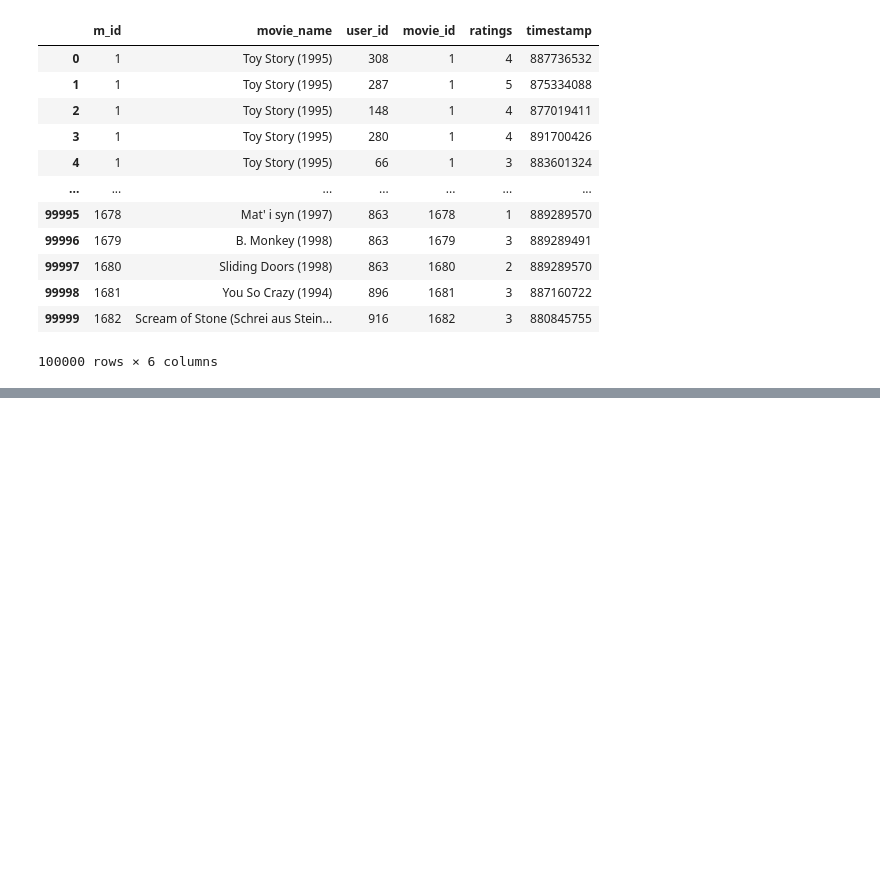
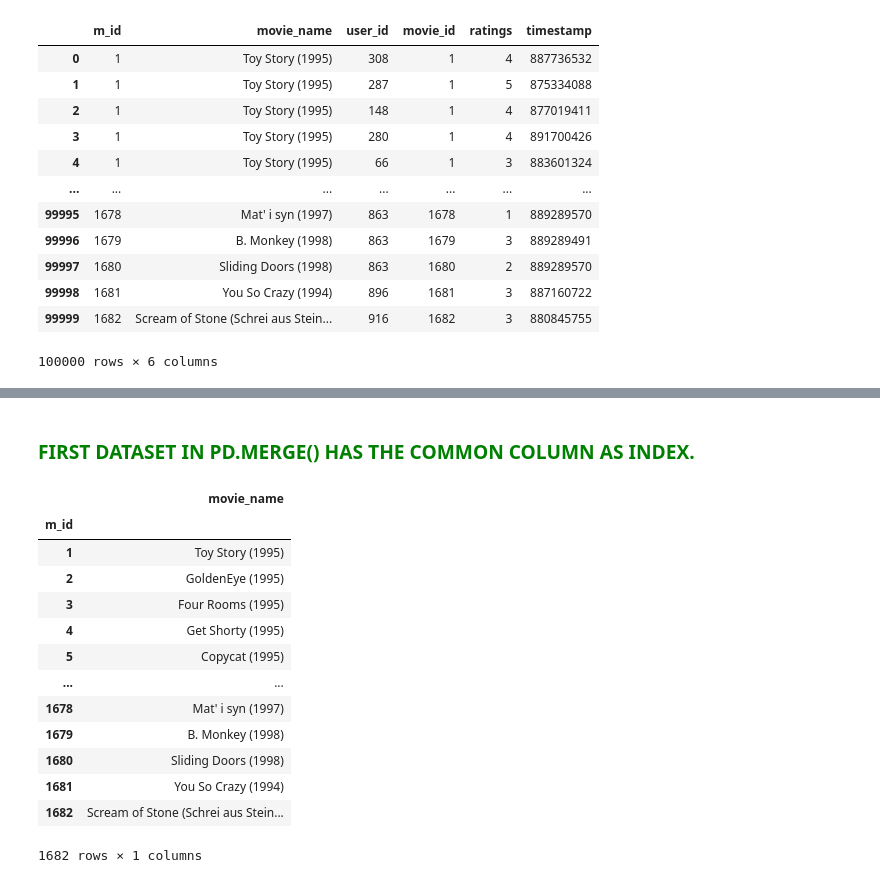
Before and after one commit to Sreekanthrshekar/personal_projects, a Jupyter notebook: data_cleaning_and_preprocessing/Data_preprocessing_methods.ipynb, the cells around one changed output, grey strips where cells are left out. Saved outputs shown, nothing was run; the diff lists cells and outputs as text; code cells hidden in the pictures; blank space fills up the shorter version.

```diff
--- a/data_cleaning_and_preprocessing/Data_preprocessing_methods.ipynb
+++ b/data_cleaning_and_preprocessing/Data_preprocessing_methods.ipynb
@@ -419,0 +432,2 @@ movie_r
+# %% [markdown]
+### <font color=green > FIRST DATASET IN PD.MERGE() HAS THE COMMON COLUMN AS INDEX. </font>
@@ -419,0 +439,18 @@ movie_r
+# %%
+movie_df3.set_index('m_id')
+# setting the movie_id (common column) as index
+# %% [output]
+|  | movie_name |
+| m_id |  |
+| 1 | Toy Story (1995) |
+| 2 | GoldenEye (1995) |
+| 3 | Four Rooms (1995) |
+| 4 | Get Shorty (1995) |
+| 5 | Copycat (1995) |
+| ... | ... |
+| 1678 | Mat' i syn (1997) |
+| 1679 | B. Monkey (1998) |
+| 1680 | Sliding Doors (1998) |
+| 1681 | You So Crazy (1994) |
+| 1682 | Scream of Stone (Schrei aus Stein... |
+1682 rows × 1 columns
```
Also changed, not shown: parts of 6 cells of this notebook.
